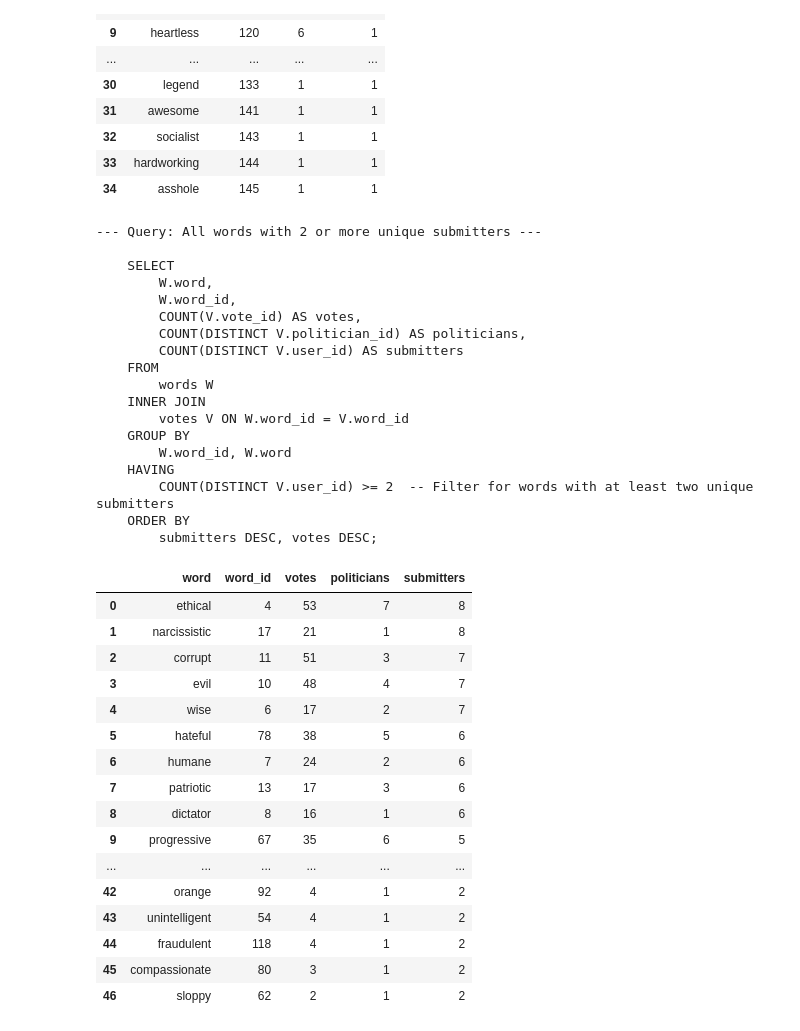
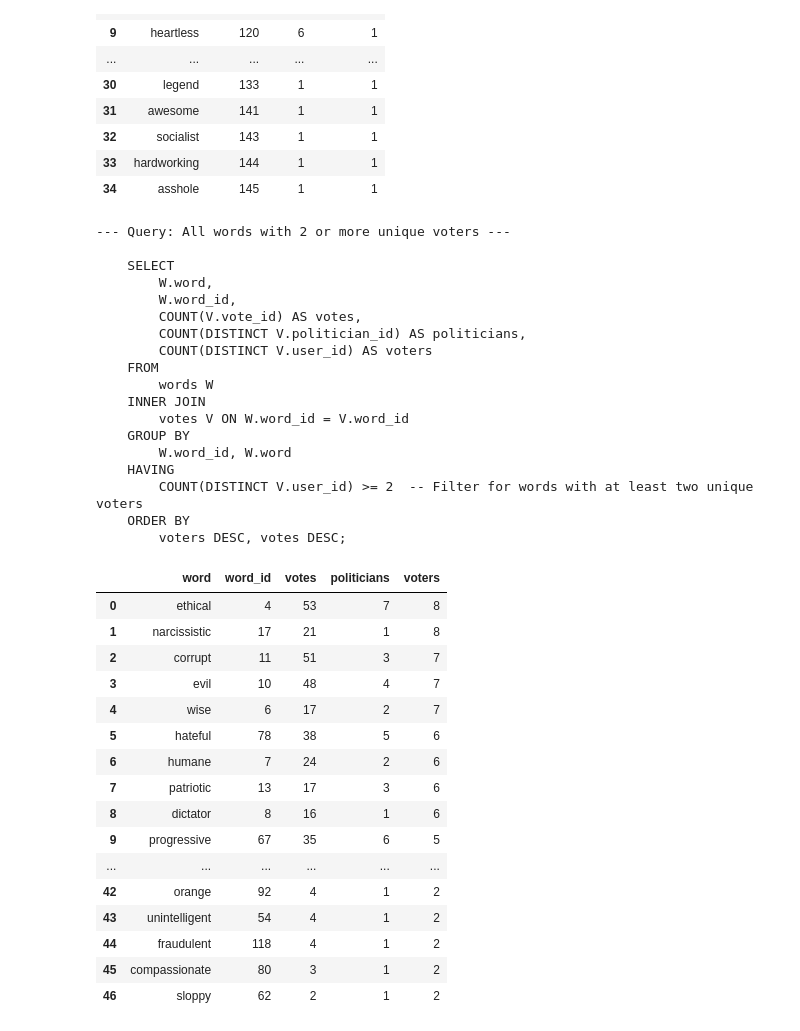
Before and after one commit to brayvid/soap-research, a Jupyter notebook: soap_sql_queries.ipynb, the cells around one changed output. Saved outputs shown, nothing was run; the diff lists cells and outputs as text; code cells hidden in the pictures.

Commit message:
Add query

```diff
--- a/soap_sql_queries.ipynb
+++ b/soap_sql_queries.ipynb
@@ -302,7 +300,7 @@ if engine:
         W.word_id,
         COUNT(V.vote_id) AS votes,
         COUNT(DISTINCT V.politician_id) AS politicians,
-        COUNT(DISTINCT V.user_id) AS submitters
+        COUNT(DISTINCT V.user_id) AS voters
     FROM
         words W
     INNER JOIN
@@ -310,42 +308,42 @@ if engine:
     GROUP BY
         W.word_id, W.word
     HAVING
-        COUNT(DISTINCT V.user_id) >= 2  -- Filter for words with at least two unique submitters
+        COUNT(DISTINCT V.user_id) >= 2  -- Filter for words with at least two unique voters
     ORDER BY
-        submitters DESC, votes DESC;
+        voters DESC, votes DESC;
     """
     try:
-        print("--- Query: All words with 2 or more unique submitters ---")
+        print("--- Query: All words with 2 or more unique voters ---")
         print(sql_query)
         df_query = pd.read_sql_query(sql_query, engine)
         if not df_query.empty:
             display(df_query)
         else:
-            print("No words found with at least two unique submitters.")
+            print("No words found with at least two unique voters.")
     except Exception as e:
         print(f"Error executing query: {e}")
 else:
     print("Database engine not available. Please run the connection cell first.")
 # %% [output]
---- Query: All words with 2 or more unique submitters ---
+--- Query: All words with 2 or more unique voters ---
 
     SELECT
         W.word,
         W.word_id,
         COUNT(V.vote_id) AS votes,
         COUNT(DISTINCT V.politician_id) AS politicians,
-        COUNT(DISTINCT V.user_id) AS submitters
+        COUNT(DISTINCT V.user_id) AS voters
     FROM
         words W
     INNER JOIN
         votes V ON W.word_id = V.word_id
     GROUP BY
         W.word_id, W.word
     HAVING
-        COUNT(DISTINCT V.user_id) >= 2  -- Filter for words with at least two unique submitters
+        COUNT(DISTINCT V.user_id) >= 2  -- Filter for words with at least two unique voters
     ORDER BY
-        submitters DESC, votes DESC;
+        voters DESC, votes DESC;
-|  | word | word_id | votes | politicians | submitters |
+|  | word | word_id | votes | politicians | voters |
 | 0 | ethical | 4 | 53 | 7 | 8 |
 | 1 | narcissistic | 17 | 21 | 1 | 8 |
 | 2 | corrupt | 11 | 51 | 3 | 7 |
```
Also changed, not shown: parts of 3 cells of this notebook.
